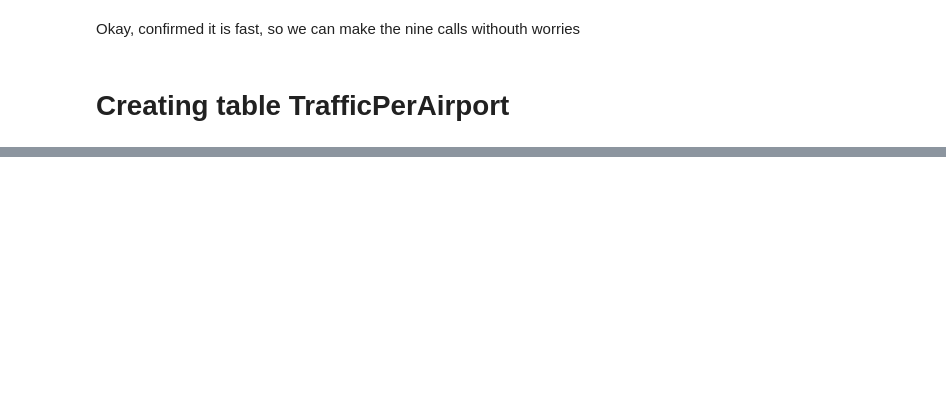
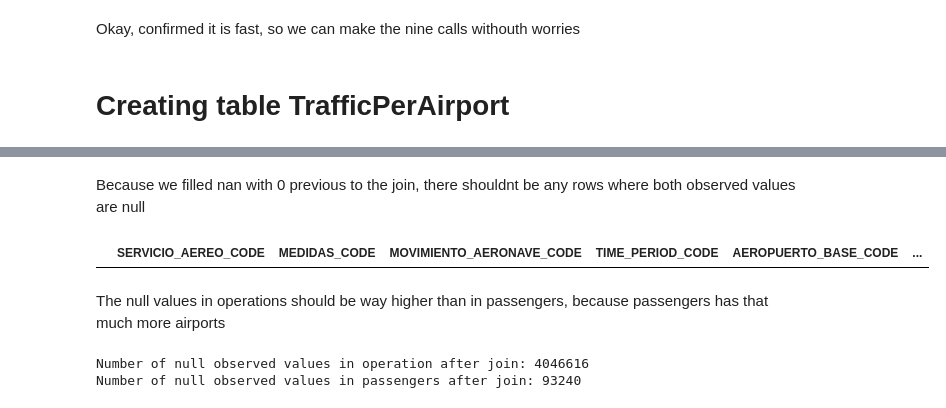
Before and after one commit to joseantonio002/air_transport_statistics_Canary_Islands, a Jupyter notebook: code_not_pipelines_tables/createTrafficPerAirport.ipynb, the cells around one changed output, grey strips where cells are left out. Cells and saved outputs as stored; diff of their text form; code cells hidden in the pictures; blank space fills up the shorter version.

```diff
--- a/code_not_pipelines_tables/createTrafficPerAirport.ipynb
+++ b/code_not_pipelines_tables/createTrafficPerAirport.ipynb
@@ -123,0 +174,13 @@ pass_t.shape[0]
+# %%
+df_f = pass_t.merge(op_t,
+                    on=['AEROPUERTO_BASE_CODE', 'AEROPUERTO_ESCALA_CODE', 'MOVIMIENTO_AERONAVE_CODE', 'SERVICIO_AEREO_CODE', 'TIME_PERIOD_CODE'],
+                    suffixes=("", "_op"),
+                    how="outer")
+df_f.drop(columns=[col for col in df_f.columns if col.endswith('op') and not col in ['OBS_VALUE_op']], inplace=True)
+# %% [markdown]
+Because we filled nan with 0 previous to the join, there shouldnt be any rows where both observed values are null
+# %%
+
+df_f.loc[pd.isna(df_f['OBS_VALUE_op']) & pd.isna(df_f['OBS_VALUE'])]
+# %% [output]
+|  | SERVICIO_AEREO_CODE | MEDIDAS_CODE | MOVIMIENTO_AERONAVE_CODE | TIME_PERIOD_CODE | AEROPUERTO_BASE_CODE | ... |
@@ -123,0 +190,8 @@ pass_t.shape[0]
+# %% [markdown]
+The null values in operations should be way higher than in passengers, because passengers has that much more airports
+# %%
+print(f"Number of null observed values in operation after join: {len(df_f.loc[pd.isna(df_f['OBS_VALUE_op'])])}")
+print(f"Number of null observed values in passengers after join: {len(df_f.loc[pd.isna(df_f['OBS_VALUE'])])}")
+# %% [output]
+Number of null observed values in operation after join: 4046616
+Number of null observed values in passengers after join: 93240
```
Also changed, not shown: parts of 37 cells of this notebook, 1 other file.
